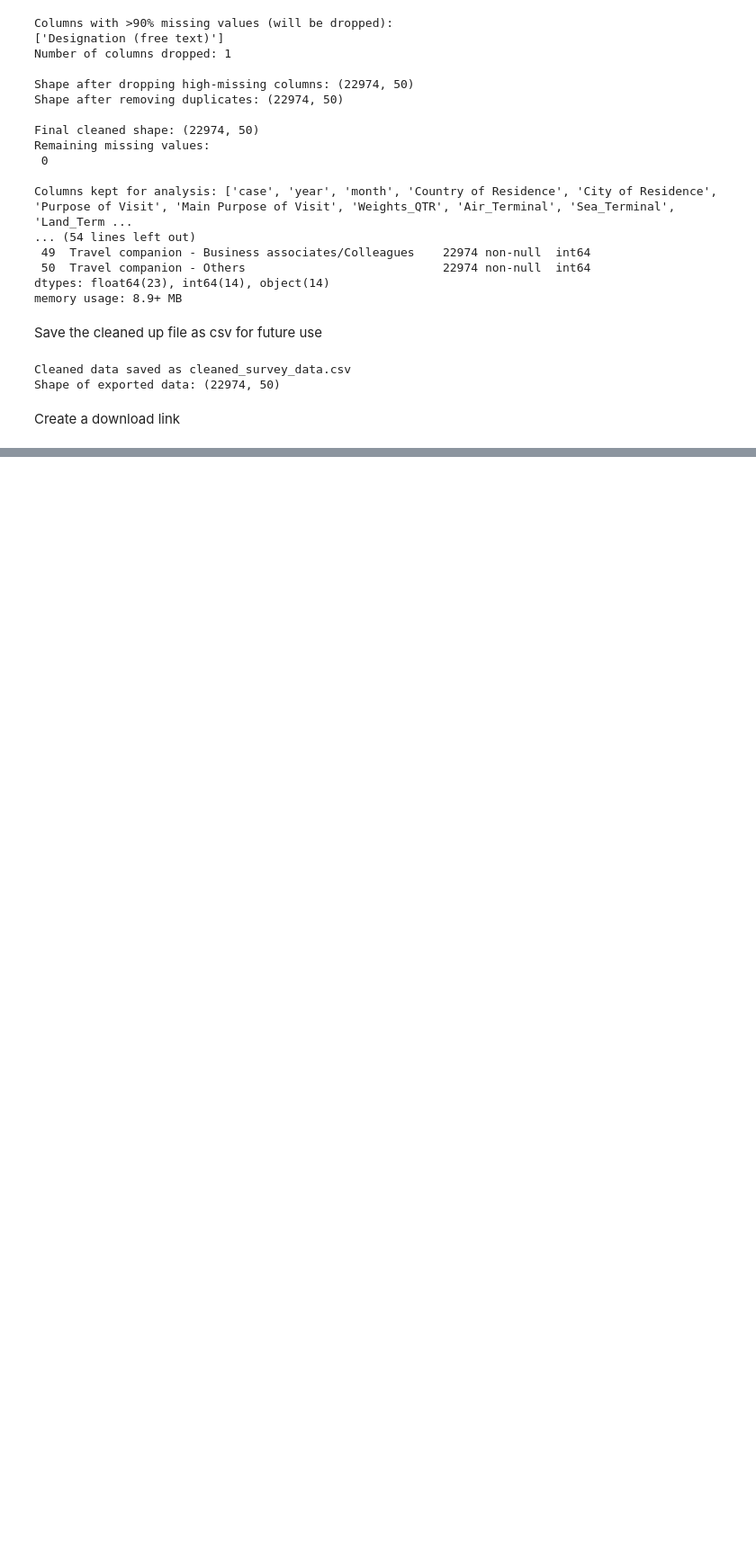
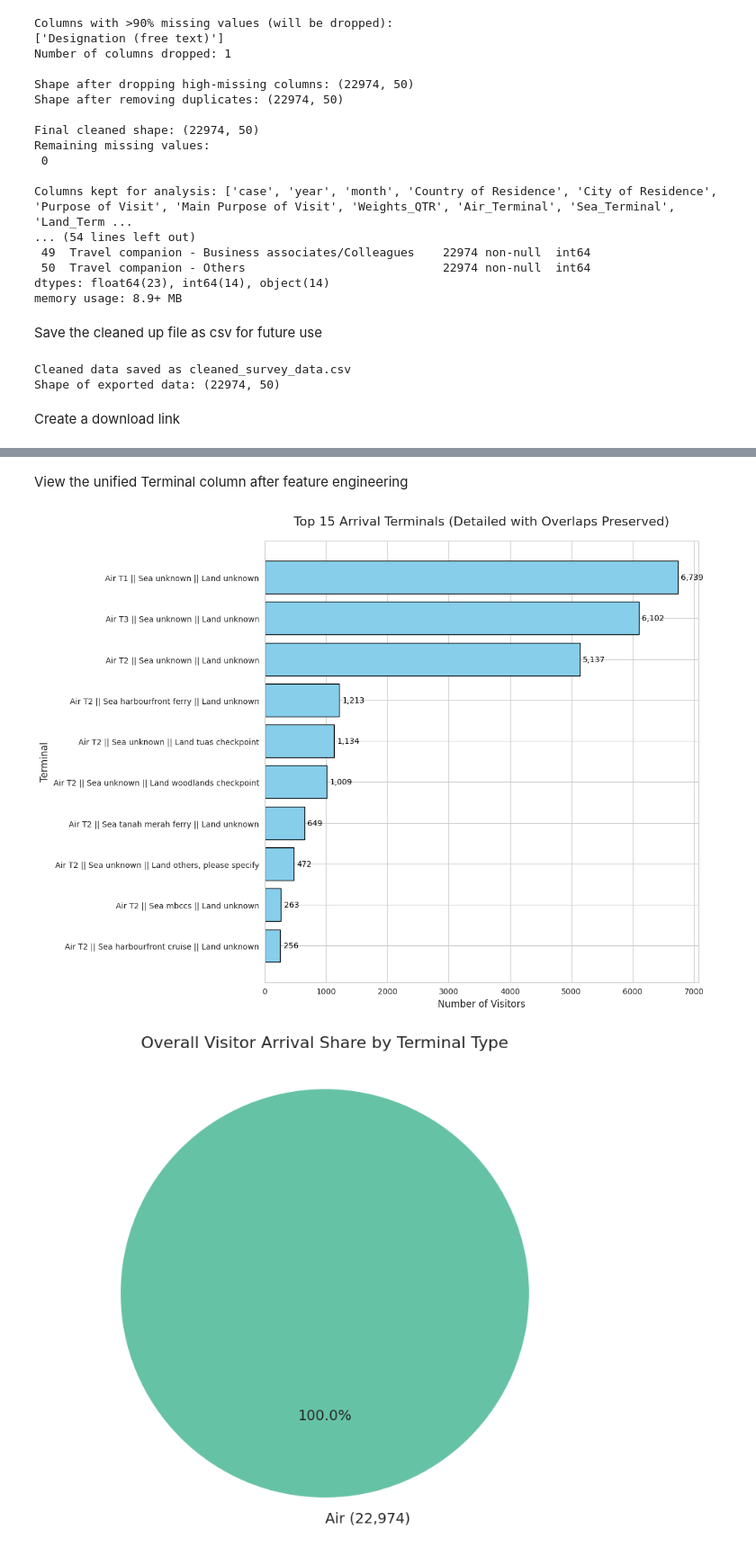
Before and after one commit to janicewee/STB, a Jupyter notebook: STB.ipynb, the cells around one changed output, grey strips where cells are left out. Shown at 90% size. Cells and saved outputs as stored; diff of their text form; code cells hidden in the pictures; blank space fills up the shorter version.

```diff
--- a/STB.ipynb
+++ b/STB.ipynb
@@ -253,0 +350,80 @@ files.download(csv_filename)
+# %% [markdown]
+View the unified Terminal column after feature engineering
+# %%
+import matplotlib.pyplot as plt
+import seaborn as sns
+
+# Set style for better-looking plots
+sns.set_style("whitegrid")
+plt.rcParams['figure.figsize'] = (12, 8)
+
+# =============================================
+# 1. Top Detailed Terminals (with specific names)
+# =============================================
+top_n = 15
+top_terminals = df_clean['Terminal'].value_counts().head(top_n)
+
+plt.figure(figsize=(12, 9))
+bars = plt.barh(range(len(top_terminals)), top_terminals.values, color='skyblue', edgecolor='black')
+
+# Reverse order so highest is on top
+plt.yticks(range(len(top_terminals)), top_terminals.index)
+plt.gca().invert_yaxis()
+
+plt.title(f'Top {top_n} Arrival Terminals (Detailed with Overlaps Preserved)', fontsize=16, pad=20)
+plt.xlabel('Number of Visitors', fontsize=12)
+plt.ylabel('Terminal', fontsize=12)
+
+# Add value labels on bars
+for i, bar in enumerate(bars):
+    width = int(bar.get_width())
+    plt.text(width + 50, bar.get_y() + bar.get_height()/2,
+             f'{width:,}', va='center', fontsize=10, color='black')
+
+plt.tight_layout()
+plt.show()
+
+# =============================================
+# 2. Overall Share by Terminal Type (Air / Sea / Land / Unknown)
+# =============================================
+# Create a simplified type column
+def get_terminal_type(terminal_str):
+    if 'Air' in terminal_str:
+        return 'Air'
+    elif 'Sea' in terminal_str:
+        return 'Sea'
+    elif 'Land' in terminal_str:
+        return 'Land'
+    else:
+        return 'Unknown'
+
+df_clean['Terminal_Type'] = df_clean['Terminal'].apply(get_terminal_type)
+
+# Count and plot
+type_counts = df_clean['Terminal_Type'].value_counts()
+
+plt.figure(figsize=(10, 8))
+colors = ['#66c2a5', '#fc8d62', '#8da0cb', '#e78ac3']  # Colorblind-friendly
+plt.pie(type_counts.values,
+        labels=[f'{label} ({count:,})' for label, count in zip(type_counts.index, type_counts.values)],
+        autopct='%1.1f%%',
+        startangle=90,
+        colors=colors,
+        textprops={'fontsize': 14})
+
+plt.title('Overall Visitor Arrival Share by Terminal Type', fontsize=16, pad=20)
+plt.axis('equal')  # Equal aspect ratio ensures pie is drawn as circle
+plt.show()
+
+# =============================================
+# 3. Bonus: Summary Table
+# =============================================
+print("Summary of Terminal Types:")
+print(df_clean['Terminal_Type'].value_counts())
+
+print("\nTotal respondents:", len(df_clean))
+print("Respondents with multiple terminals (overlap):",
+      df_clean['Terminal'].str.contains(r' \|\| ', regex=False).sum())
+# %% [output]
+[figure, added]
+[figure, added]
```
Also changed, not shown: parts of 3 cells of this notebook.
